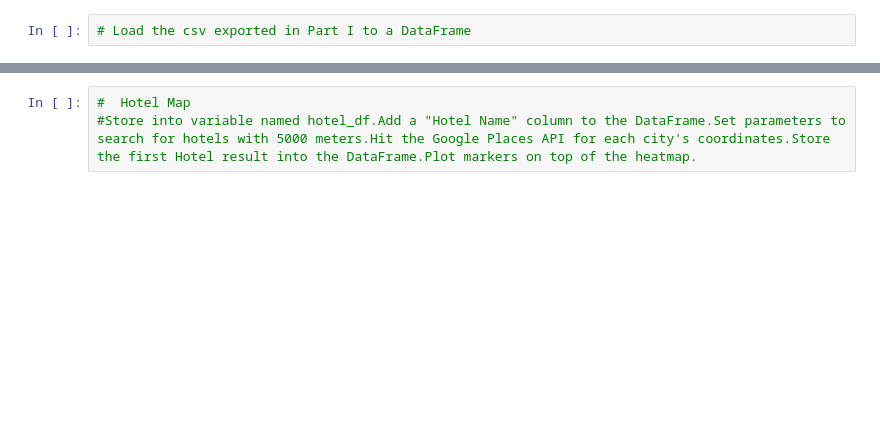
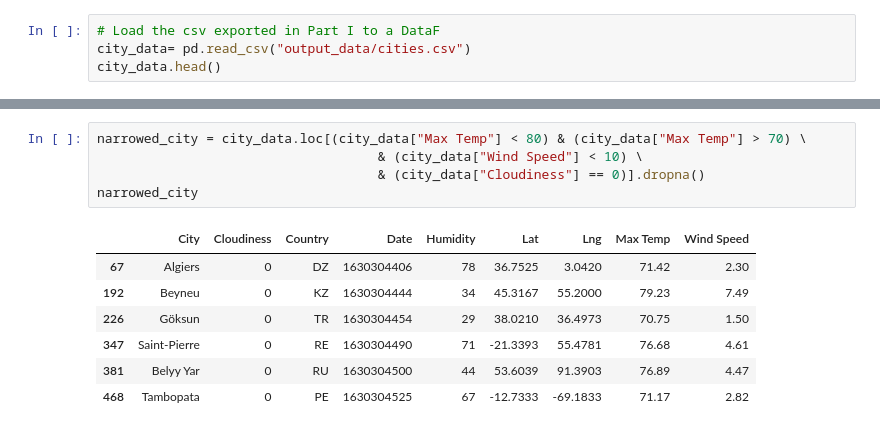
Before and after one commit to LFurman7/API-Challenge, a Jupyter notebook: VacationPy.ipynb, the cells around one changed output, grey strips where cells are left out. Drawn from its saved outputs; the diff is of its cells as text; blank space fills up the shorter version.

```diff
--- a/VacationPy.ipynb
+++ b/VacationPy.ipynb
@@ -14,2 +12,4 @@ ModuleNotFoundError: No module named 'api_keys'
 # %%
-# Load the csv exported in Part I to a DataFrame
+# Load the csv exported in Part I to a DataF
+city_data= pd.read_csv("output_data/cities.csv")
+city_data.head()
@@ -19,3 +35,13 @@ ModuleNotFoundError: No module named 'api_keys'
 # %%
-#  Hotel Map
-#Store into variable named hotel_df.Add a "Hotel Name" column to the DataFrame.Set parameters to search for hotels with 5000 meters.Hit the Google Places API for each city's coordinates.Store the first Hotel result into the DataFrame.Plot markers on top of the heatmap.
+narrowed_city = city_data.loc[(city_data["Max Temp"] < 80) & (city_data["Max Temp"] > 70) \
+                                    & (city_data["Wind Speed"] < 10) \
+                                    & (city_data["Cloudiness"] == 0)].dropna()
+narrowed_city
+# %% [output]
+|  | City | Cloudiness | Country | Date | Humidity | Lat | Lng | Max Temp | Wind Speed |
+| 67 | Algiers | 0 | DZ | 1630304406 | 78 | 36.7525 | 3.0420 | 71.42 | 2.30 |
+| 192 | Beyneu | 0 | KZ | 1630304444 | 34 | 45.3167 | 55.2000 | 79.23 | 7.49 |
+| 226 | Göksun | 0 | TR | 1630304454 | 29 | 38.0210 | 36.4973 | 70.75 | 1.50 |
+| 347 | Saint-Pierre | 0 | RE | 1630304490 | 71 | -21.3393 | 55.4781 | 76.68 | 4.61 |
+| 381 | Belyy Yar | 0 | RU | 1630304500 | 44 | 53.6039 | 91.3903 | 76.89 | 4.47 |
+| 468 | Tambopata | 0 | PE | 1630304525 | 67 | -12.7333 | -69.1833 | 71.17 | 2.82 |
```
Also changed, not shown: parts of 8 cells of this notebook, 7 other files.
